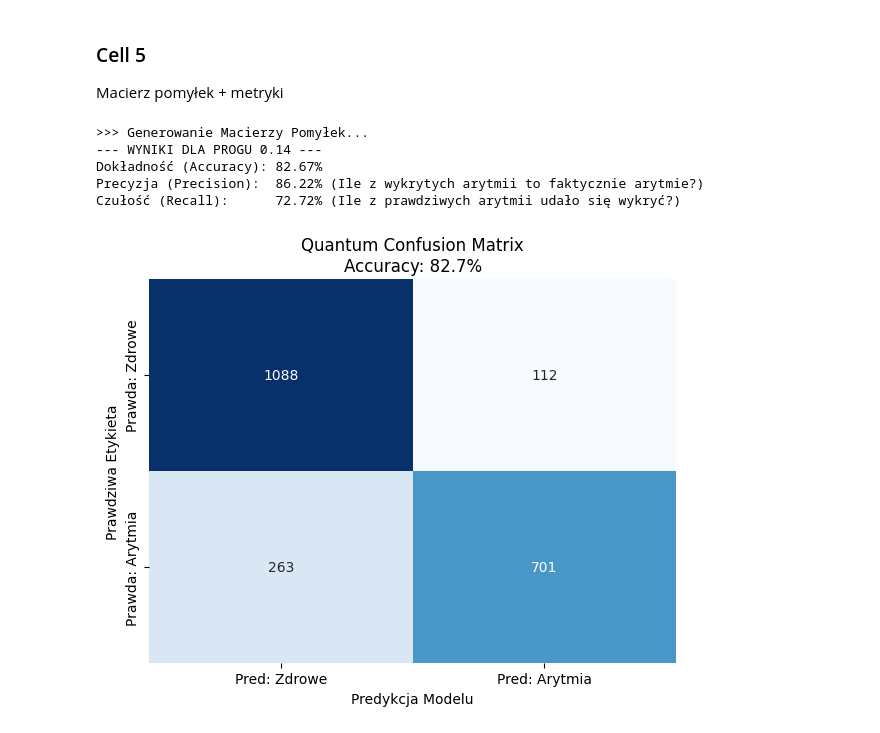
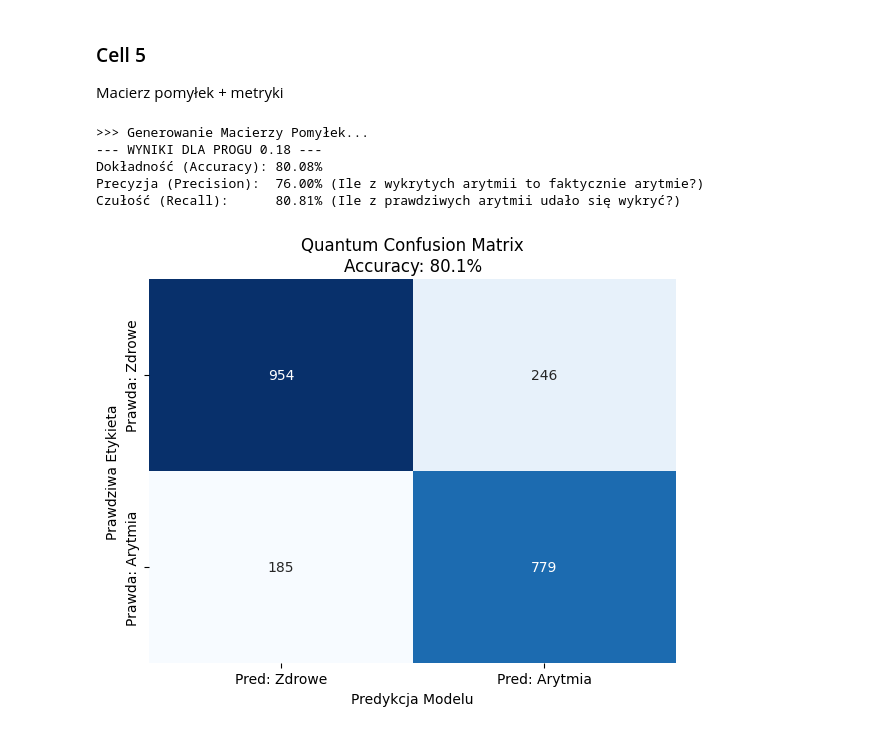
Before and after one commit to marcelbiezunski/quantum_ecg_autoencoder, a Jupyter notebook: notebook1_clean.ipynb, the cells around one changed output. Drawn from its saved outputs; the diff is of its cells as text; code cells hidden in the pictures.

```diff
--- a/notebook1_clean.ipynb
+++ b/notebook1_clean.ipynb
@@ -441,7 +441,7 @@ print("\n>>> Generowanie Macierzy Pomyłek...")
 # 1. USTAWIENIE PROGU (THRESHOLD)
 # Patrząc na Twój ostatni histogram, idealne przecięcie jest w okolicy 0.14.
 # Wszystko poniżej 0.14 traktujemy jako jedną klasę, powyżej jako drugą.
-THRESHOLD = 0.14
+THRESHOLD = 0.18
 THRESHOLD2 = 0.35
 
 # 2. PRZYGOTOWANIE ETYKIET PRAWDZIWYCH (Ground Truth)
@@ -462,35 +462,35 @@ for score in s_norm:
 
 # Oceniamy chore
 for score in s_anom:
     prediction = 1 if (score < THRESHOLD or score > THRESHOLD2) else 0
     y_pred.append(prediction)
 
 # 4. OBLICZENIE METRYK
 cm = confusion_matrix(y_true, y_pred)
 acc = accuracy_score(y_true, y_pred)
 prec = precision_score(y_true, y_pred)
 rec = recall_score(y_true, y_pred)
 
 print(f"--- WYNIKI DLA PROGU {THRESHOLD} ---")
 print(f"Dokładność (Accuracy): {acc:.2%}")
 print(f"Precyzja (Precision):  {prec:.2%} (Ile z wykrytych arytmii to faktycznie arytmie?)")
 print(f"Czułość (Recall):      {rec:.2%} (Ile z prawdziwych arytmii udało się wykryć?)")
 
 # 5. RYSOWANIE ŁADNEJ MACIERZY (Seaborn Heatmap)
 plt.figure(figsize=(6, 5))
 sns.heatmap(cm, annot=True, fmt='d', cmap='Blues', cbar=False,
             xticklabels=['Pred: Zdrowe', 'Pred: Arytmia'],
             yticklabels=['Prawda: Zdrowe', 'Prawda: Arytmia'])
 plt.title(f'Quantum Confusion Matrix\nAccuracy: {acc:.1%}')
 plt.ylabel('Prawdziwa Etykieta')
 plt.xlabel('Predykcja Modelu')
 plt.tight_layout()
 plt.savefig("confusion_matrix.png")
 # plt.show() # Zakomentowane, bo show() będzie na końcu głównego skryptu
 # %% [output]
 >>> Generowanie Macierzy Pomyłek...
---- WYNIKI DLA PROGU 0.14 ---
-Dokładność (Accuracy): 82.67%
-Precyzja (Precision):  86.22% (Ile z wykrytych arytmii to faktycznie arytmie?)
-Czułość (Recall):      72.72% (Ile z prawdziwych arytmii udało się wykryć?)
+--- WYNIKI DLA PROGU 0.18 ---
+Dokładność (Accuracy): 80.08%
+Precyzja (Precision):  76.00% (Ile z wykrytych arytmii to faktycznie arytmie?)
+Czułość (Recall):      80.81% (Ile z prawdziwych arytmii udało się wykryć?)
-[figure, old version]
+[figure, new version]
```
Also changed, not shown: parts of 2 cells of this notebook.
